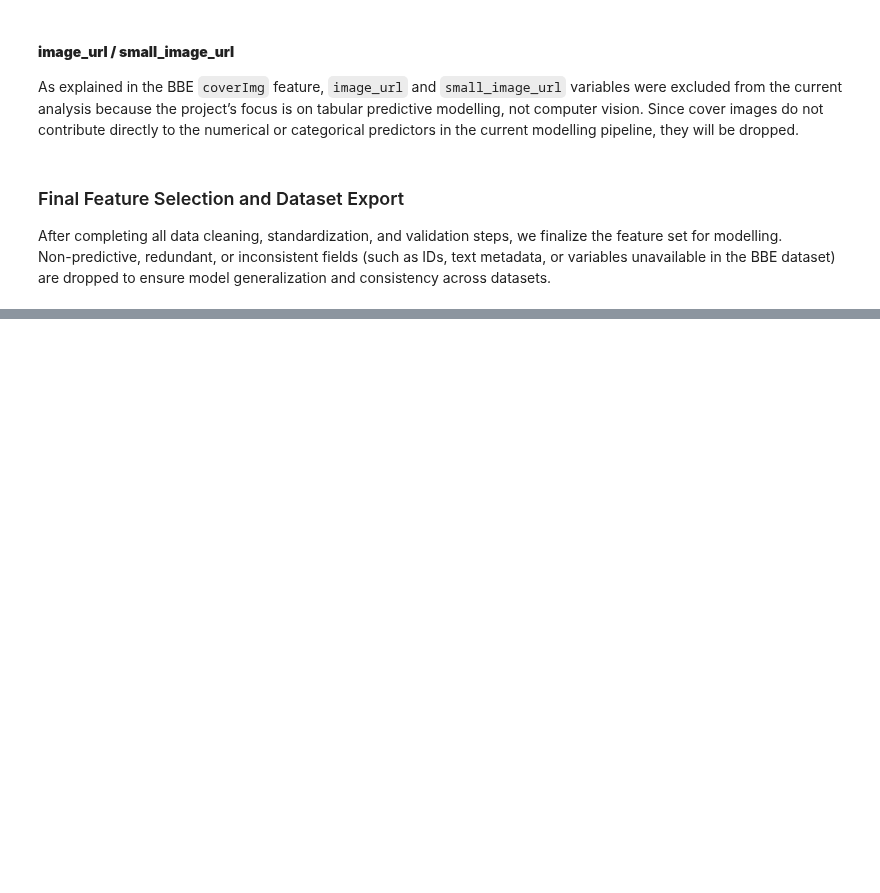
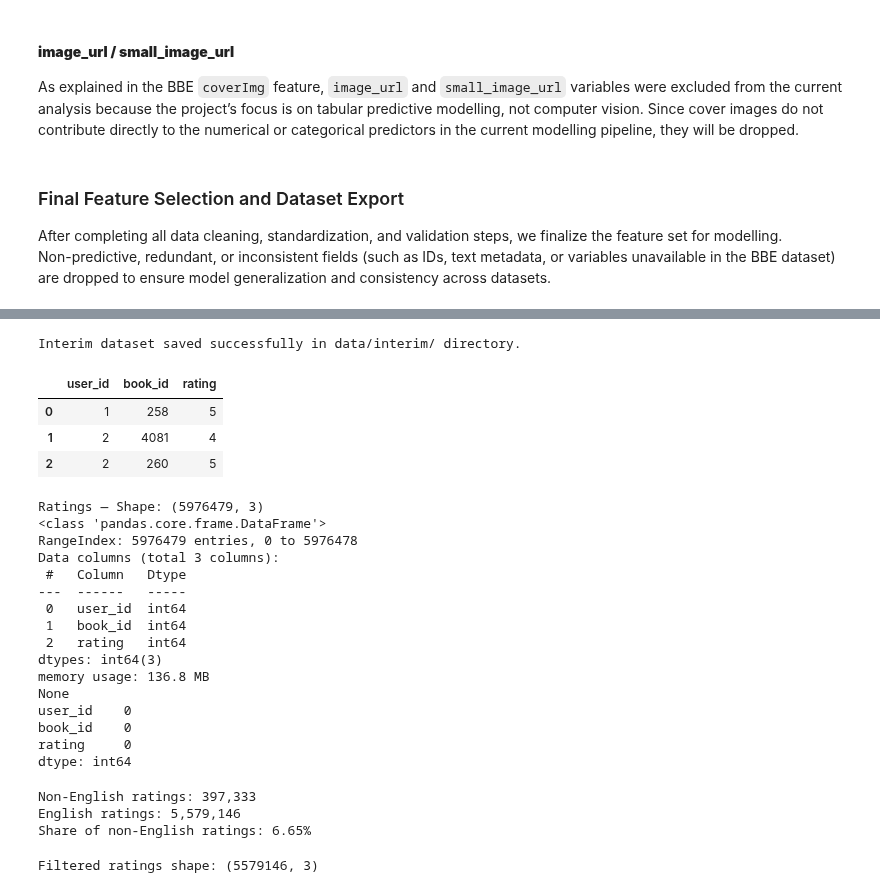
Before and after one commit to larevolucia/bookwise-analytics, a Jupyter notebook: notebooks/02_Data_Cleaning.ipynb, the cells around one changed output, grey strips where cells are left out. Saved outputs shown, nothing was run; the diff lists cells and outputs as text; code cells hidden in the pictures; blank space fills up the shorter version.

```diff
--- a/notebooks/02_Data_Cleaning.ipynb
+++ b/notebooks/02_Data_Cleaning.ipynb
@@ -2696,0 +2704,79 @@ print("Cleaned Goodbooks dataset saved successfully in data/cleaned/ directory."
+# %%
+import pandas as pd
+
+# load dataset
+ratings_raw = pd.read_csv('data/raw/ratings.csv')
+
+# create copy for cleaning
+ratings_clean = ratings_raw.copy()
+# %%
+from pathlib import Path
+
+# Create data folder if not exists
+interim_gb_path = Path("data/interim/goodbooks")
+interim_gb_path.mkdir(parents=True, exist_ok=True)
+
+version = 0
+
+ratings_clean.to_csv(interim_gb_path / f"ratings_clean_v{version}.csv", index=False)
+
+print("Interim dataset saved successfully in data/interim/ directory.")
+# %% [output]
+Interim dataset saved successfully in data/interim/ directory.
+# %%
+# Preview data
+display(ratings_clean.head(3))
+
+# Check shape and missing values
+for name, df in {'Ratings': ratings_clean,}.items():
+    print(f"\n{name} — Shape: {df.shape}")
+    print(df.info())
+    print(df.isna().sum().sort_values(ascending=False).head())
+# %% [output]
+|  | user_id | book_id | rating |
+| 0 | 1 | 258 | 5 |
+| 1 | 2 | 4081 | 4 |
+| 2 | 2 | 260 | 5 |
+Ratings — Shape: (5976479, 3)
+<class 'pandas.core.frame.DataFrame'>
+RangeIndex: 5976479 entries, 0 to 5976478
+Data columns (total 3 columns):
+ #   Column   Dtype
+---  ------   -----
+ 0   user_id  int64
+ 1   book_id  int64
+ 2   rating   int64
+dtypes: int64(3)
+memory usage: 136.8 MB
+None
+user_id    0
+book_id    0
+rating     0
+dtype: int64
+# %%
+# load the cleaned books dataset
+books_clean = pd.read_csv("data/cleaned/goodbooks/books_clean_v1.csv")
+
+# merge ratings with book language info
+ratings_with_lang = ratings_clean.merge(
+    books_clean[['book_id', 'language_clean']],
+    on='book_id',
+    how='left'
+)
+
+# identify how many ratings belong to non-English books
+non_english_ratings = ratings_with_lang[ratings_with_lang['language_clean'] != 'en']
+english_ratings = ratings_with_lang[ratings_with_lang['language_clean'] == 'en']
+
+print(f"Non-English ratings: {len(non_english_ratings):,}")
+print(f"English ratings: {len(english_ratings):,}")
+print(f"Share of non-English ratings: {len(non_english_ratings) / len(ratings_with_lang):.2%}")
+# %% [output]
+Non-English ratings: 397,333
+English ratings: 5,579,146
+Share of non-English ratings: 6.65%
+# %%
+ratings_clean = english_ratings.drop(columns=['language_clean'])
+print(f"Filtered ratings shape: {ratings_clean.shape}")
+# %% [output]
+Filtered ratings shape: (5579146, 3)
```
Also changed, not shown: parts of 2 cells of this notebook.
